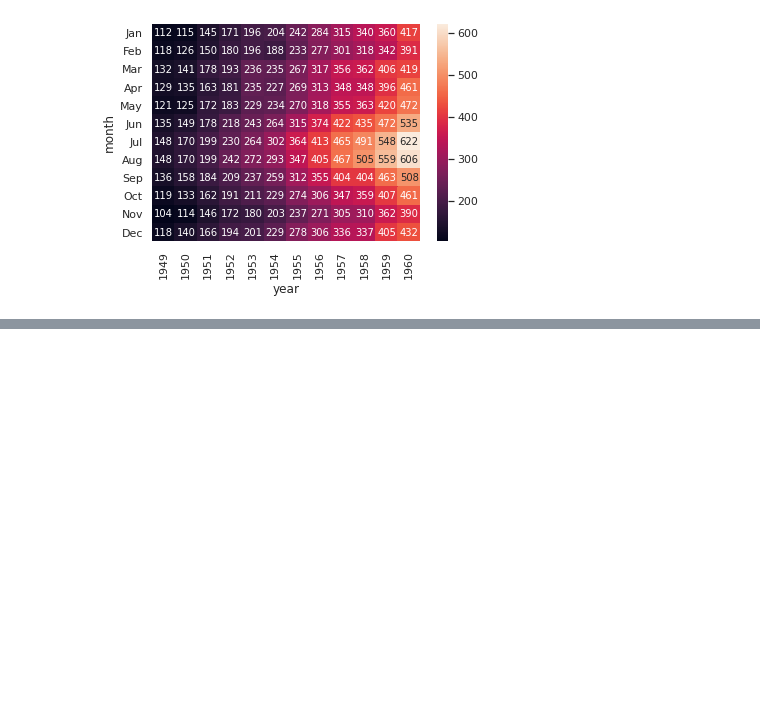
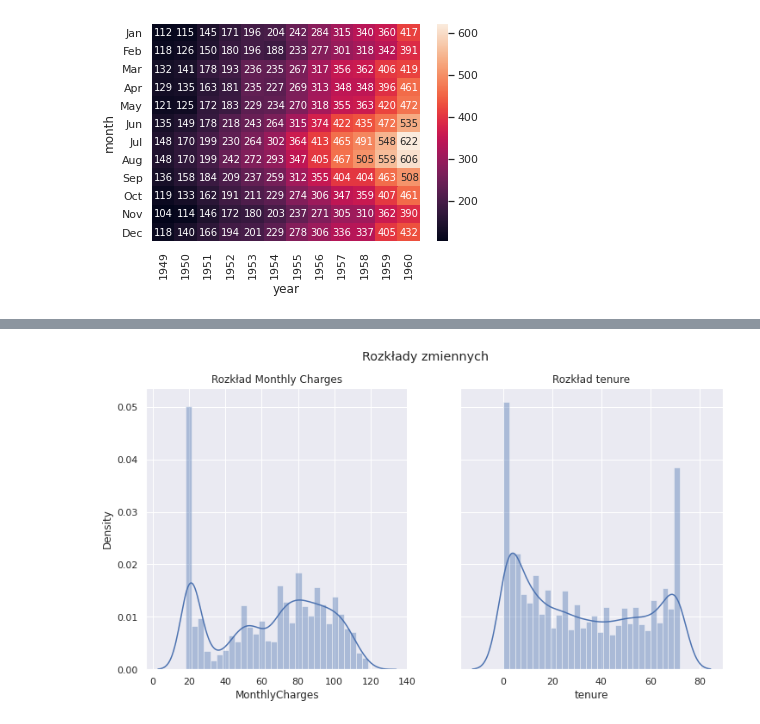
Before and after one commit to JSzczpin/Kurs, a Jupyter notebook: Dane.ipynb, the cells around one changed output, grey strips where cells are left out. Saved outputs shown, nothing was run; the diff lists cells and outputs as text; code cells hidden in the pictures; blank space fills up the shorter version.

```diff
--- a/Dane.ipynb
+++ b/Dane.ipynb
@@ -252,0 +403,10 @@ sns.heatmap(df,annot=True,fmt='d')
+# %%
+fig, ax = plt.subplots(nrows=1, ncols=2, sharey=True,figsize=(12,6))
+sns.distplot(df.MonthlyCharges,bins=30,ax=ax[0])
+sns.distplot(df.tenure,bins=30,ax=ax[1])
+
+fig.suptitle('Rozkłady zmiennych')
+ax[0].title.set_text('Rozkład Monthly Charges')
+ax[1].title.set_text('Rozkład tenure')
+# %% [output]
+[figure, added]
```
Also changed, not shown: parts of 20 cells of this notebook.
